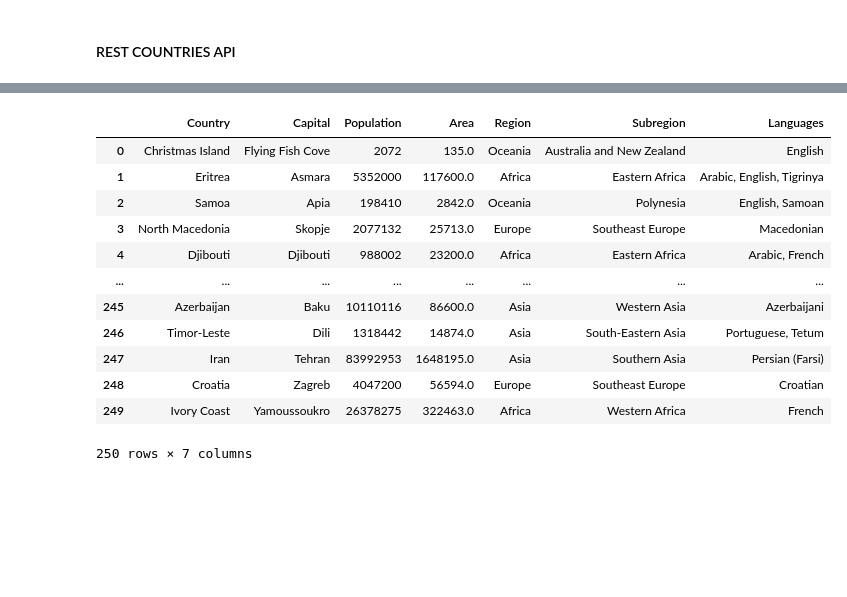
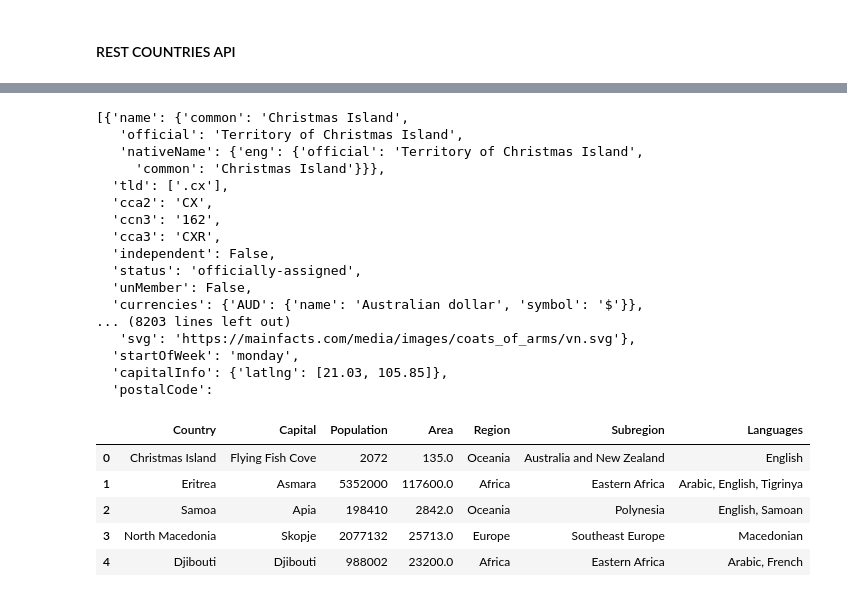
Before and after one commit to RumeysaHilal/api-project, a Jupyter notebook: test.ipynb, the cells around one changed output, grey strips where cells are left out. Drawn from its saved outputs; the diff is of its cells as text; code cells hidden in the pictures; blank space fills up the shorter version.

Commit message:
Data Vis. and Analysis

```diff
--- a/test.ipynb
+++ b/test.ipynb
@@ -9,20 +2,0 @@ from config.config import WEATHER_API_KEY
-# %%
-def get_all_countries():
-    base_url = "https://restcountries.com/v3.1/all"
-
-    try:
-        # Send a GET request to the API
-        response = requests.get(base_url)
-
-        # If a successful HTTP response is received, proceed
-        if response.status_code == 200:
-            # Convert JSON data to Python objects
-            countries = response.json()
-            return countries
-        else:
-            print(f"Unable to retrieve countries. Error code: {response.status_code}")
-            return None
-
-    except Exception as e:
-        print(f"An error occurred: {str(e)}")
-        return None
@@ -49,20 +2,0 @@ get_all_countries()
-# %%
-def create_countries_dataframe(country_data):
-    # Create an empty list for the DataFrame
-    data_list = []
-
-    for country in country_data:
-        country_info = {
-            'Country': country.get('name', {}).get('common', 'Not Available'),
-            'Capital': country.get('capital', [])[0] if 'capital' in country else 'Not Available',
-            'Population': country.get('population', 'Not Available'),
-            'Area': country.get('area', 'Not Available'),
-            'Region': country.get('region', 'Not Available'),
-            'Subregion': country.get('subregion', 'Not Available'),
-            'Languages': ', '.join(country.get('languages', {}).values()) if 'languages' in country else 'Not Available'
-        }
-        data_list.append(country_info)
-
-    # Create a DataFrame
-    df = pd.DataFrame(data_list)
-    return df
@@ -71,18 +8,33 @@ all_countries = get_all_countries()
+# %%
+get_all_countries("https://restcountries.com/v3.1/all")
+# %% [output]
+[{'name': {'common': 'Christmas Island',
+   'official': 'Territory of Christmas Island',
+   'nativeName': {'eng': {'official': 'Territory of Christmas Island',
+     'common': 'Christmas Island'}}},
+  'tld': ['.cx'],
+  'cca2': 'CX',
+  'ccn3': '162',
+  'cca3': 'CXR',
+  'independent': False,
+  'status': 'officially-assigned',
+  'unMember': False,
+  'currencies': {'AUD': {'name': 'Australian dollar', 'symbol': '$'}},
+... (8203 lines left out)
+   'svg': 'https://mainfacts.com/media/images/coats_of_arms/vn.svg'},
+  'startOfWeek': 'monday',
+  'capitalInfo': {'latlng': [21.03, 105.85]},
+  'postalCode':
+# %%
+all_countries = get_all_countries("https://restcountries.com/v3.1/all")
 # %%
 countries_df = create_countries_dataframe(all_countries)
 # %%
-countries_df
+countries_df.head()
 # %% [output]
 |  | Country | Capital | Population | Area | Region | Subregion | Languages |
 | 0 | Christmas Island | Flying Fish Cove | 2072 | 135.0 | Oceania | Australia and New Zealand | English |
 | 1 | Eritrea | Asmara | 5352000 | 117600.0 | Africa | Eastern Africa | Arabic, English, Tigrinya |
 | 2 | Samoa | Apia | 198410 | 2842.0 | Oceania | Polynesia | English, Samoan |
 | 3 | North Macedonia | Skopje | 2077132 | 25713.0 | Europe | Southeast Europe | Macedonian |
 | 4 | Djibouti | Djibouti | 988002 | 23200.0 | Africa | Eastern Africa | Arabic, French |
-| ... | ... | ... | ... | ... | ... | ... | ... |
-| 245 | Azerbaijan | Baku | 10110116 | 86600.0 | Asia | Western Asia | Azerbaijani |
-| 246 | Timor-Leste | Dili | 1318442 | 14874.0 | Asia | South-Eastern Asia | Portuguese, Tetum |
-| 247 | Iran | Tehran | 83992953 | 1648195.0 | Asia | Southern Asia | Persian (Farsi) |
-| 248 | Croatia | Zagreb | 4047200 | 56594.0 | Europe | Southeast Europe | Croatian |
-| 249 | Ivory Coast | Yamoussoukro | 26378275 | 322463.0 | Africa | Western Africa | French |
-250 rows × 7 columns
```
Also changed, not shown: parts of 15 cells of this notebook, 2 other files.
